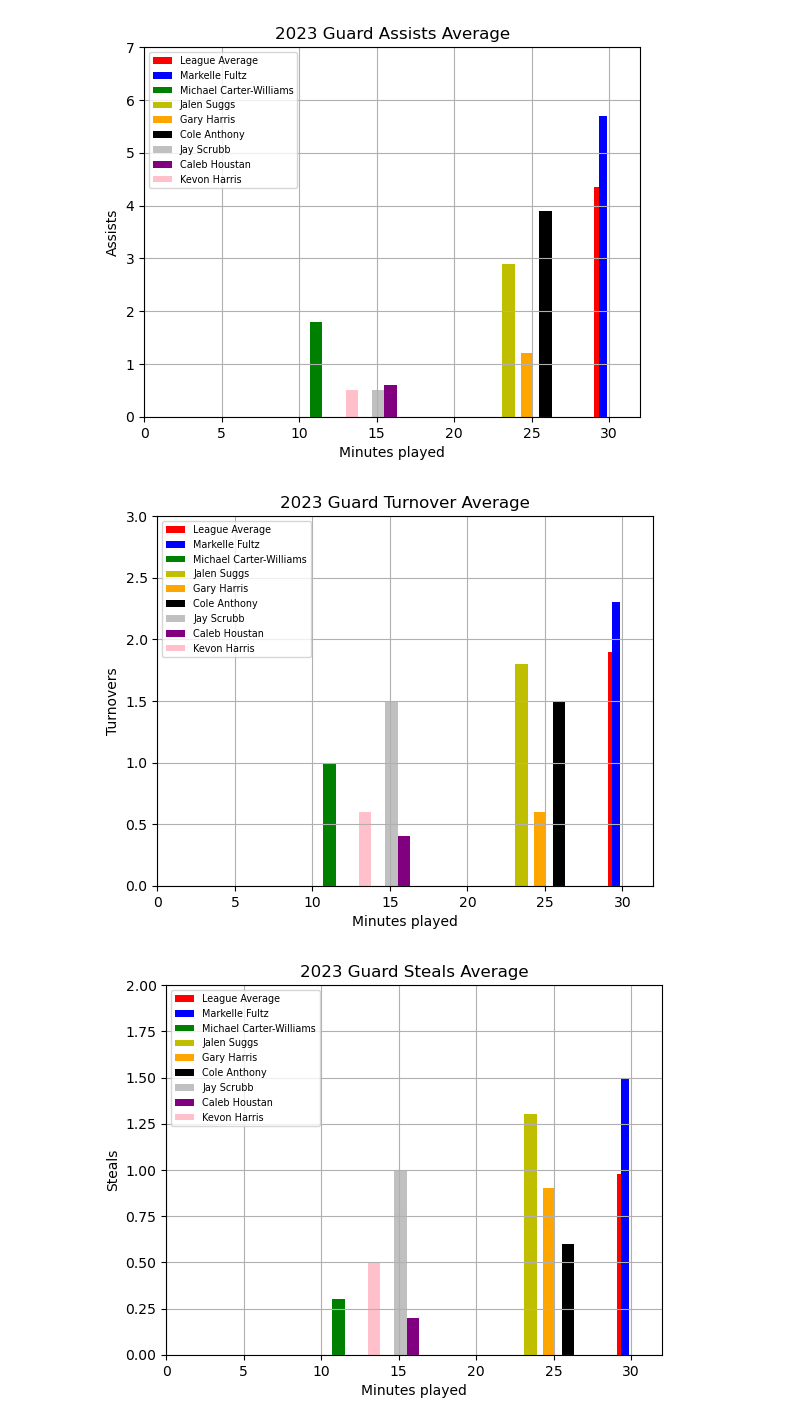
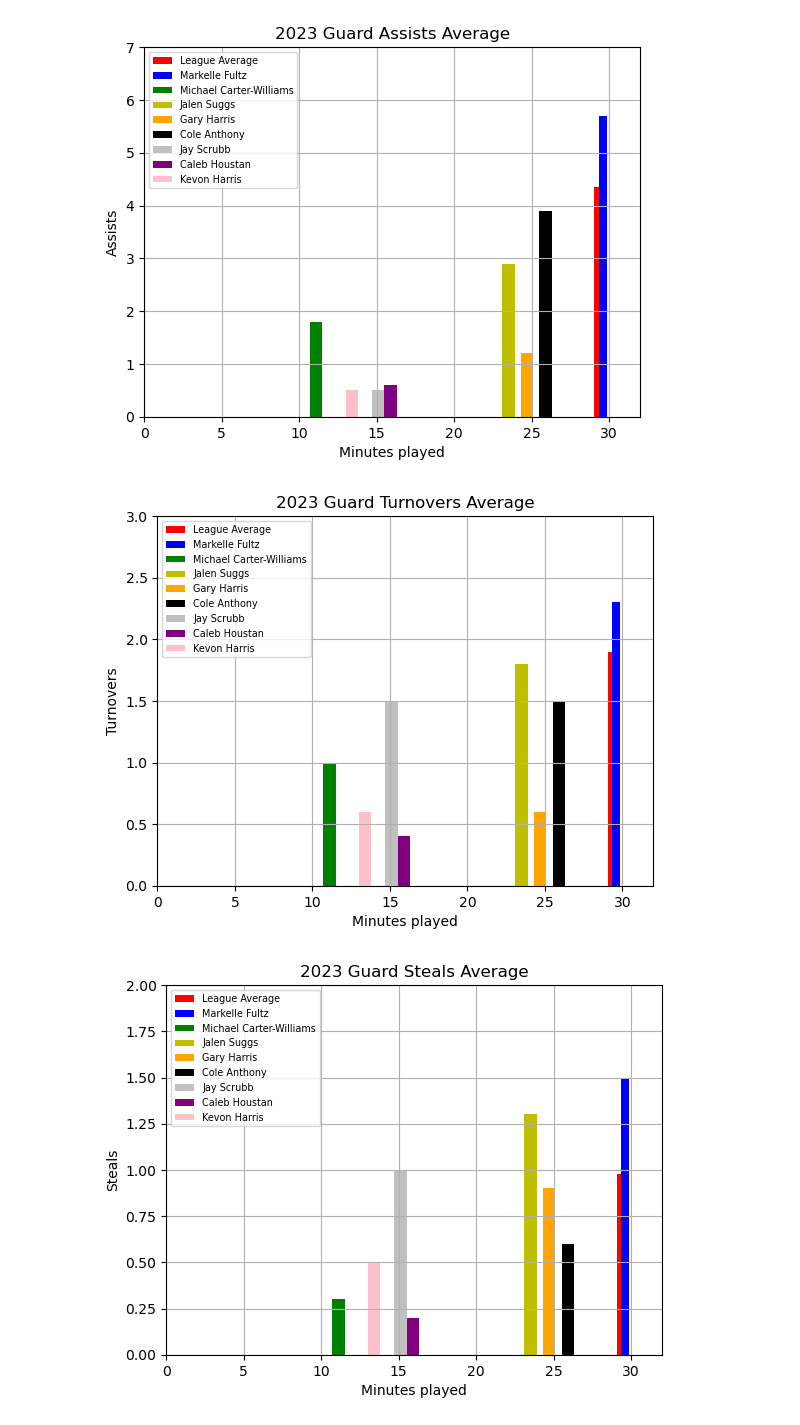
Before and after one commit to CandaceDoesData/Group_Project_1, a Jupyter notebook: Project 1 NBA/NBA.ipynb, the cells around one changed output. Drawn from its saved outputs; the diff is of its cells as text; code cells hidden in the pictures.

```diff
--- a/Project 1 NBA/NBA.ipynb
+++ b/Project 1 NBA/NBA.ipynb
@@ -402,25 +402,26 @@ plt.show()
 # %%
 plt.bar(league_average_guard["Minutes"],league_average_guard["Turnover"],color="r",label="League Average")
 plt.bar(m_fultz["Minutes"],m_fultz["Turnover"],color="blue",label="Markelle Fultz", width=.5)
 plt.bar(mc_will["Minutes"],mc_will["Turnover"],color="g",label="Michael Carter-Williams")
 plt.bar(j_sug["Minutes"],j_sug["Turnover"],color="y",label="Jalen Suggs")
 plt.bar(g_har["Minutes"],g_har["Turnover"],color="orange",label="Gary Harris")
 plt.bar(c_ant["Minutes"],c_ant["Turnover"],color="black",label="Cole Anthony")
 plt.bar(j_scrub["Minutes"],j_scrub["Turnover"],color="silver",label="Jay Scrubb")
 plt.bar(C_hou["Minutes"],C_hou["Turnover"],color="purple",label="Caleb Houstan")
 plt.bar(k_har["Minutes"],k_har["Turnover"],color="pink",label="Kevon Harris")
 
-plt.title("2023 Guard Turnover Average")
+plt.title("2023 Guard Turnovers Average")
 plt.xlabel("Minutes played")
 plt.ylabel("Turnovers")
 plt.legend(fontsize="x-small")
 plt.xlim(0,32)
 plt.ylim(0,3)
+plt.savefig("images/guards2.png")
 plt.grid()
 
 plt.show()
 # %% [output]
-[figure, old version]
+[figure, new version]
 # %%
 plt.bar(league_average_guard["Minutes"],league_average_guard["Steals"],color="r",label="League Average")
 plt.bar(m_fultz["Minutes"],m_fultz["Steals"],color="blue",label="Markelle Fultz", width=.5)
```
Also changed, not shown: parts of 24 cells of this notebook, 4 other files.
